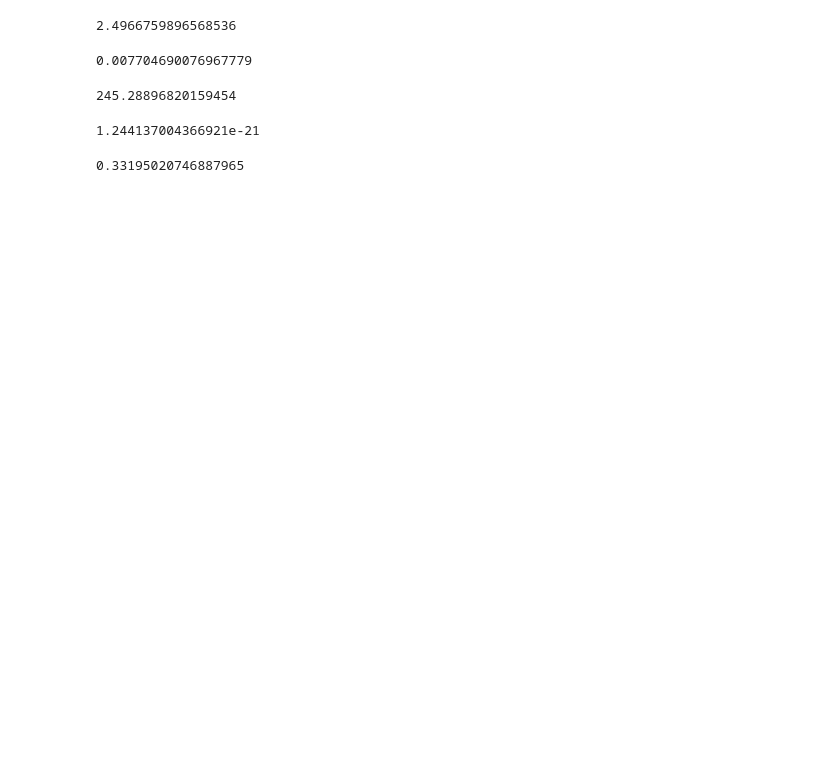
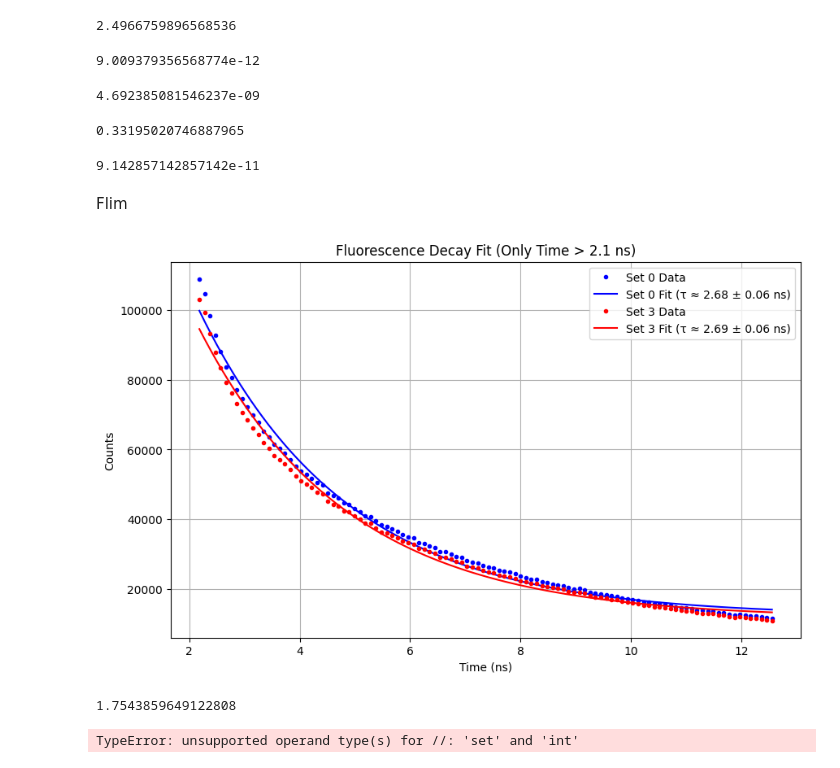
Before and after one commit to zbpetersbuf/CP1-24-final, a Jupyter notebook: zbpetersbuf/biolabfouldder/biofinal.ipynb, the cells around one changed output. Saved outputs shown, nothing was run; the diff lists cells and outputs as text; code cells hidden in the pictures; blank space fills up the shorter version.

```diff
--- a/zbpetersbuf/biolabfouldder/biofinal.ipynb
+++ b/zbpetersbuf/biolabfouldder/biofinal.ipynb
@@ -79,21 +151,39 @@ print(2*D*6*m.pi*1/(1000*293*1.38*10**(-23)))
 # %% [output]
 2.4966759896568536
 # %%
-D = (0.04*10**(-6))**2/(4*484048.8910636954)
+D = (0.3*10**(-6))**2/(4*10**(-6))
 
-print(2*D*6*m.pi*1/(1000*293*1.38*10**(-23)))
+print((2*D*6*m.pi*1/(1000*293*1.38*10**(-23)))**(-1))
 # %% [output]
-0.007704690076967779
+9.009379356568774e-12
-# %%
-1.89/0.007705197726000763
-# %% [output]
-245.28896820159454
-# %%
-
-print((0.04*10**(-6))**2/(4*321508))
-# %% [output]
-1.244137004366921e-21
+# %%
+D = (0.16*10**(-6))**2/(4*7*10**(-5))
+
+print((D*6*m.pi*1/(2*1000*293*1.38*10**(-23)))**(-1))
+# %% [output]
+4.692385081546237e-09
 # %%
 (241-161)/241
 # %% [output]
 0.33195020746887965
+# %%
+print((0.16*10**(-6))**2/(4*7*10**(-5)))
+# %% [output]
+9.142857142857142e-11
+# %% [markdown]
+Flim
+# %%
+import importlib
+import bio_1
+importlib.reload(bio_1)
+bio_1.load_decay_set( 0, 3,2.1,15)
+# %% [output]
+[figure, added]
+# %%
+print(1/0.57)
+# %% [output]
+1.7543859649122808
+# %%
+print({1,2,3,4,5}//2)
+# %% [output]
+TypeError: unsupported operand type(s) for //: 'set' and 'int'
```
Also changed, not shown: parts of 8 cells of this notebook, 1 other file.
